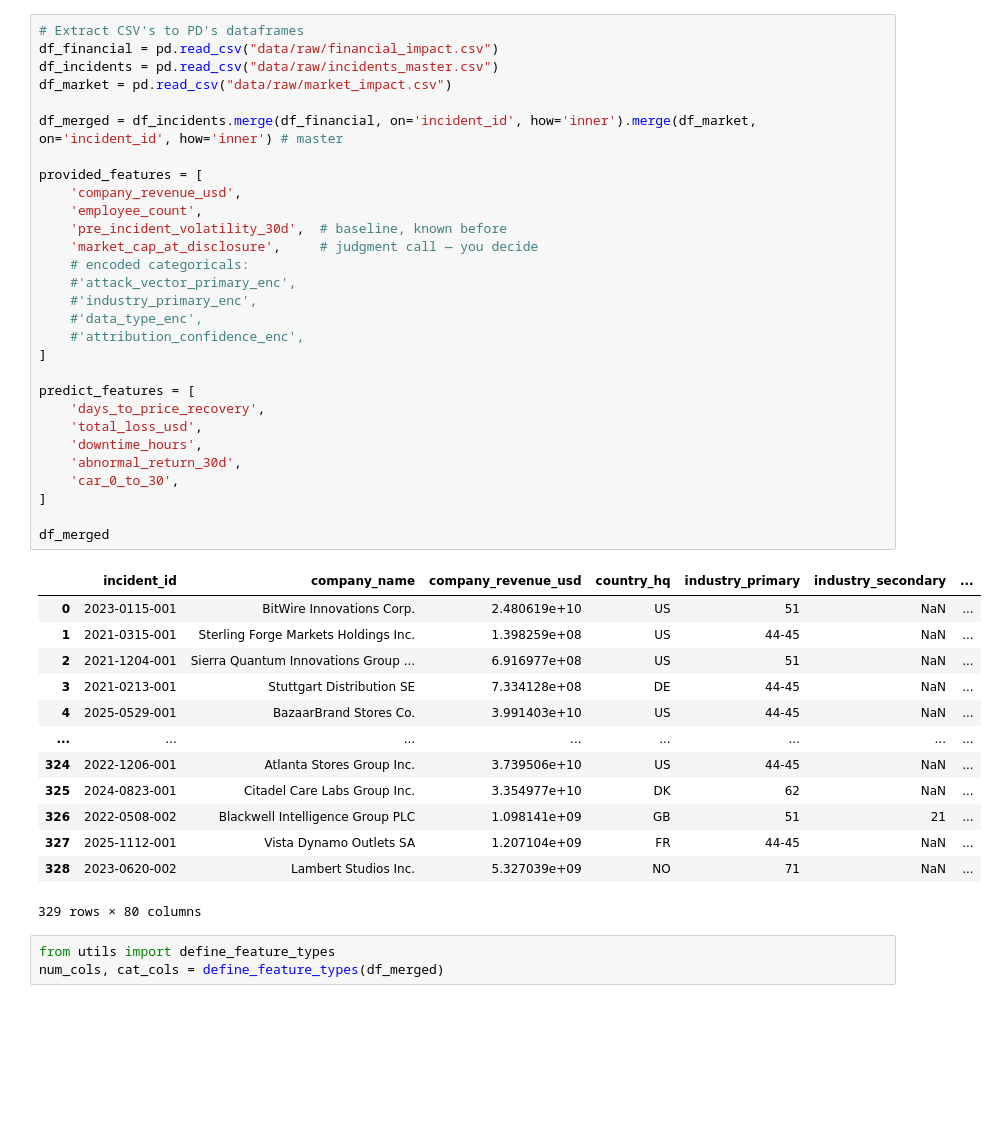
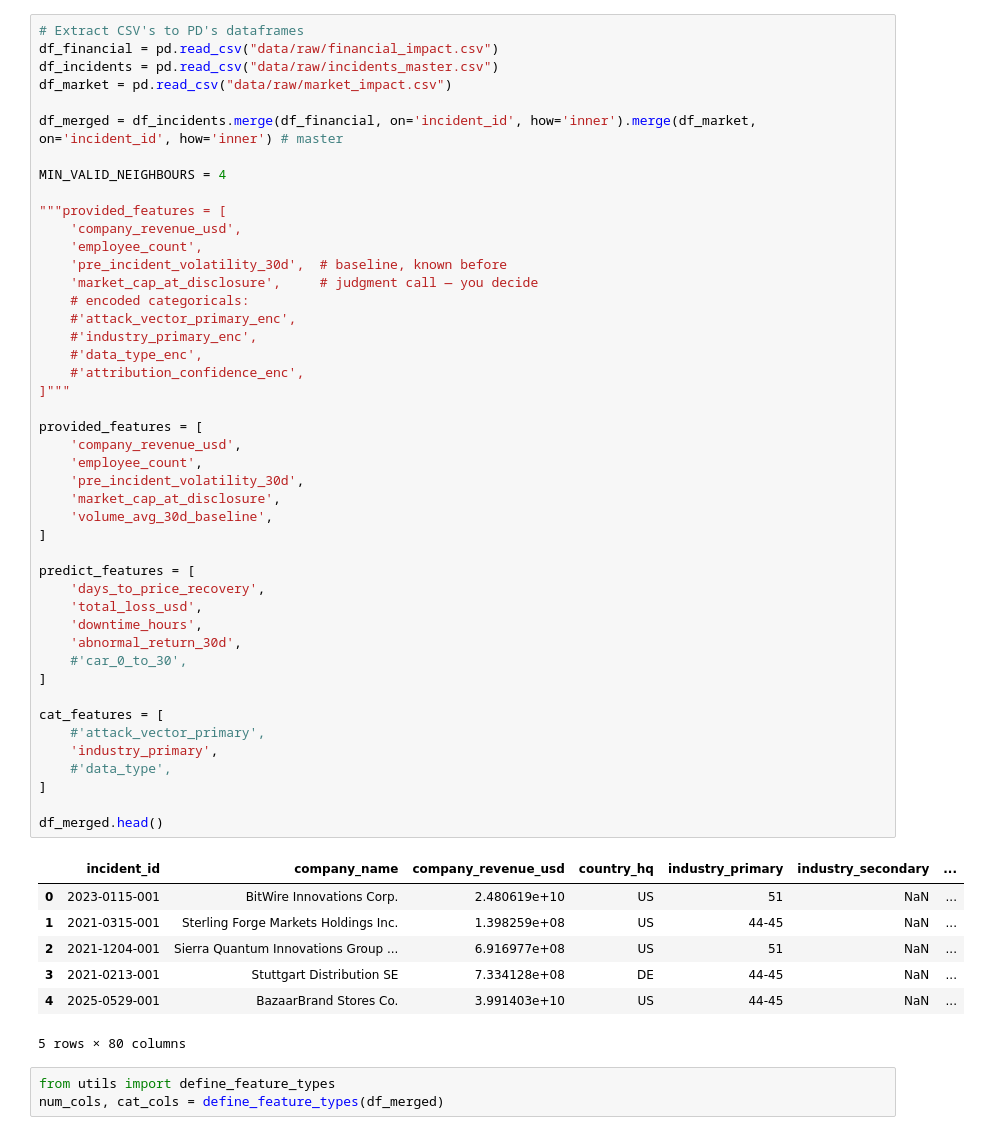
Before and after one commit to ItsAlexar/cybersecurity_breach_impact, a Jupyter notebook: recommender_system.ipynb, the cells around one changed output. Saved outputs shown, nothing was run; the diff lists cells and outputs as text; blank space fills up the shorter version.

```diff
--- a/recommender_system.ipynb
+++ b/recommender_system.ipynb
@@ -16,43 +27,53 @@ df_financial = pd.read_csv("data/raw/financial_impact.csv")
 df_incidents = pd.read_csv("data/raw/incidents_master.csv")
 df_market = pd.read_csv("data/raw/market_impact.csv")
 
 df_merged = df_incidents.merge(df_financial, on='incident_id', how='inner').merge(df_market, on='incident_id', how='inner') # master
 
-provided_features = [
+MIN_VALID_NEIGHBOURS = 4
+
+"""provided_features = [
     'company_revenue_usd',
     'employee_count',
     'pre_incident_volatility_30d',  # baseline, known before
     'market_cap_at_disclosure',     # judgment call — you decide
     # encoded categoricals:
     #'attack_vector_primary_enc',
     #'industry_primary_enc',
     #'data_type_enc',
     #'attribution_confidence_enc',
+]"""
+
+provided_features = [
+    'company_revenue_usd',
+    'employee_count',
+    'pre_incident_volatility_30d',
+    'market_cap_at_disclosure',
+    'volume_avg_30d_baseline',
 ]
 
 predict_features = [
     'days_to_price_recovery',
     'total_loss_usd',
     'downtime_hours',
     'abnormal_return_30d',
-    'car_0_to_30',
+    #'car_0_to_30',
 ]
 
-df_merged
+cat_features = [
+    #'attack_vector_primary',
+    'industry_primary',
+    #'data_type',
+]
+
+df_merged.head()
 # %% [output]
 |  | incident_id | company_name | company_revenue_usd | country_hq | industry_primary | industry_secondary | ... |
 | 0 | 2023-0115-001 | BitWire Innovations Corp. | 2.480619e+10 | US | 51 | NaN | ... |
 | 1 | 2021-0315-001 | Sterling Forge Markets Holdings Inc. | 1.398259e+08 | US | 44-45 | NaN | ... |
 | 2 | 2021-1204-001 | Sierra Quantum Innovations Group ... | 6.916977e+08 | US | 51 | NaN | ... |
 | 3 | 2021-0213-001 | Stuttgart Distribution SE | 7.334128e+08 | DE | 44-45 | NaN | ... |
 | 4 | 2025-0529-001 | BazaarBrand Stores Co. | 3.991403e+10 | US | 44-45 | NaN | ... |
-| ... | ... | ... | ... | ... | ... | ... | ... |
-| 324 | 2022-1206-001 | Atlanta Stores Group Inc. | 3.739506e+10 | US | 44-45 | NaN | ... |
-| 325 | 2024-0823-001 | Citadel Care Labs Group Inc. | 3.354977e+10 | DK | 62 | NaN | ... |
-| 326 | 2022-0508-002 | Blackwell Intelligence Group PLC | 1.098141e+09 | GB | 51 | 21 | ... |
-| 327 | 2025-1112-001 | Vista Dynamo Outlets SA | 1.207104e+09 | FR | 44-45 | NaN | ... |
-| 328 | 2023-0620-002 | Lambert Studios Inc. | 5.327039e+09 | NO | 71 | NaN | ... |
-329 rows × 80 columns
+5 rows × 80 columns
 # %%
 from utils import define_feature_types
 num_cols, cat_cols = define_feature_types(df_merged)
```
Also changed, not shown: parts of 39 cells of this notebook, 1 other file.
